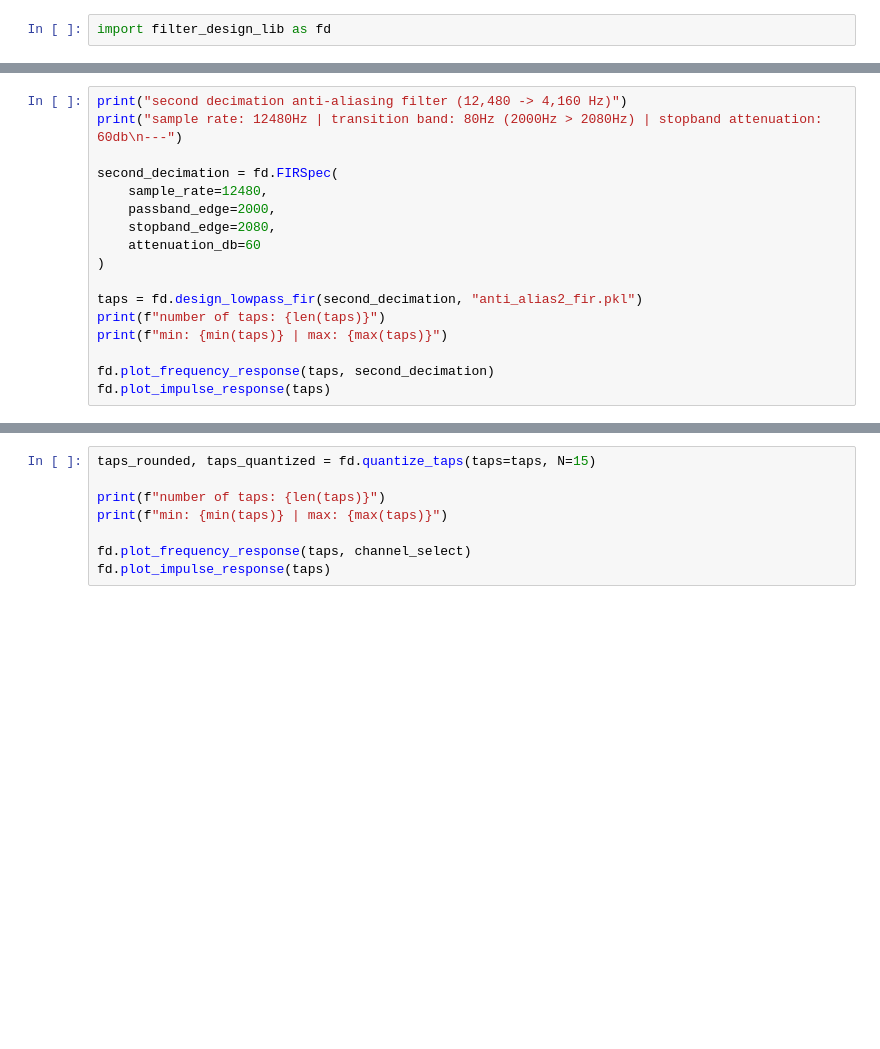
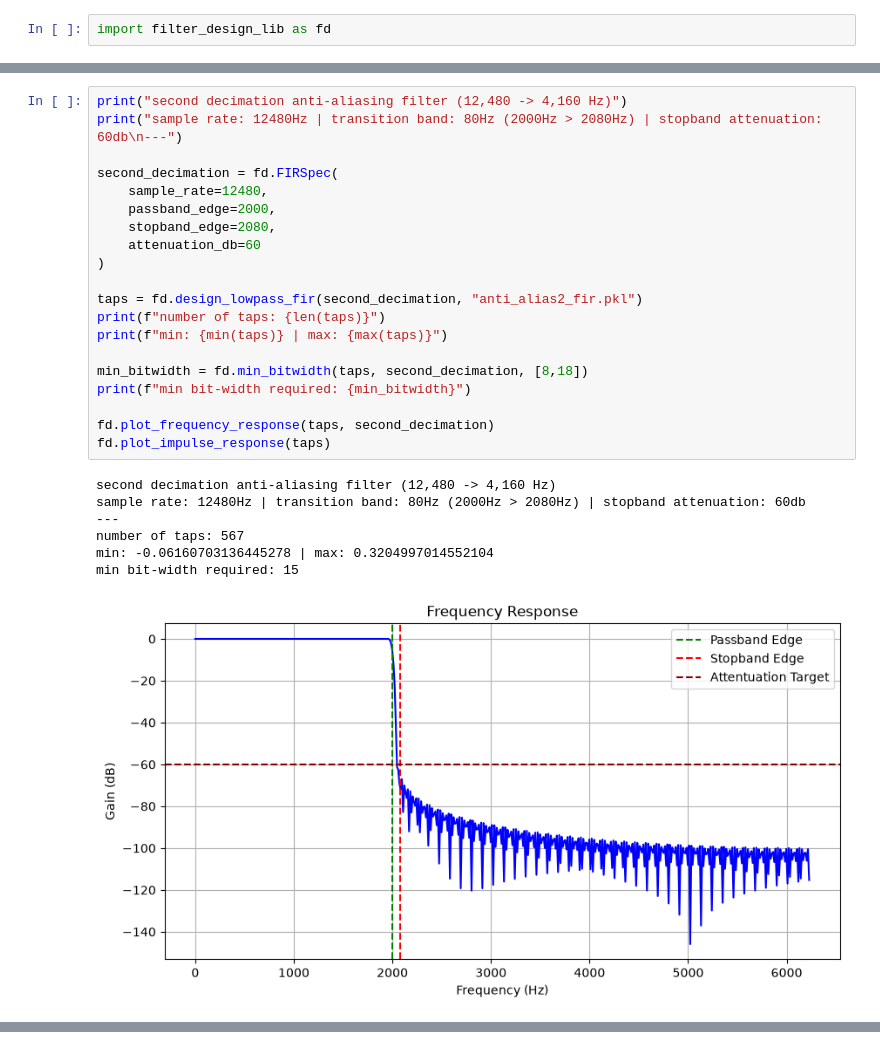
Before and after one commit to drewngo/noaa-apt-decoder-artix7, a Jupyter notebook: py/filter_design.ipynb, the cells around one changed output, grey strips where cells are left out. Drawn from its saved outputs; the diff is of its cells as text; blank space fills up the shorter version.

```diff
--- a/py/filter_design.ipynb
+++ b/py/filter_design.ipynb
@@ -53,17 +61,28 @@ fd.plot_impulse_response(taps)
 # %%
 print("second decimation anti-aliasing filter (12,480 -> 4,160 Hz)")
 print("sample rate: 12480Hz | transition band: 80Hz (2000Hz > 2080Hz) | stopband attenuation: 60db\n---")
 
 second_decimation = fd.FIRSpec(
     sample_rate=12480,
     passband_edge=2000,
     stopband_edge=2080,
     attenuation_db=60
 )
 
 taps = fd.design_lowpass_fir(second_decimation, "anti_alias2_fir.pkl")
 print(f"number of taps: {len(taps)}")
 print(f"min: {min(taps)} | max: {max(taps)}")
 
+min_bitwidth = fd.min_bitwidth(taps, second_decimation, [8,18])
+print(f"min bit-width required: {min_bitwidth}")
+
 fd.plot_frequency_response(taps, second_decimation)
 fd.plot_impulse_response(taps)
+# %% [output]
+second decimation anti-aliasing filter (12,480 -> 4,160 Hz)
+sample rate: 12480Hz | transition band: 80Hz (2000Hz > 2080Hz) | stopband attenuation: 60db
+---
+number of taps: 567
+min: -0.06160703136445278 | max: 0.3204997014552104
+min bit-width required: 15
+[figure, added]
@@ -70,8 +89,0 @@ fd.plot_impulse_response(taps)
-# %%
-taps_rounded, taps_quantized = fd.quantize_taps(taps=taps, N=15)
-
-print(f"number of taps: {len(taps)}")
-print(f"min: {min(taps)} | max: {max(taps)}")
-
-fd.plot_frequency_response(taps, channel_select)
-fd.plot_impulse_response(taps)
```
Also changed, not shown: parts of 5 cells of this notebook, 1 other file.
